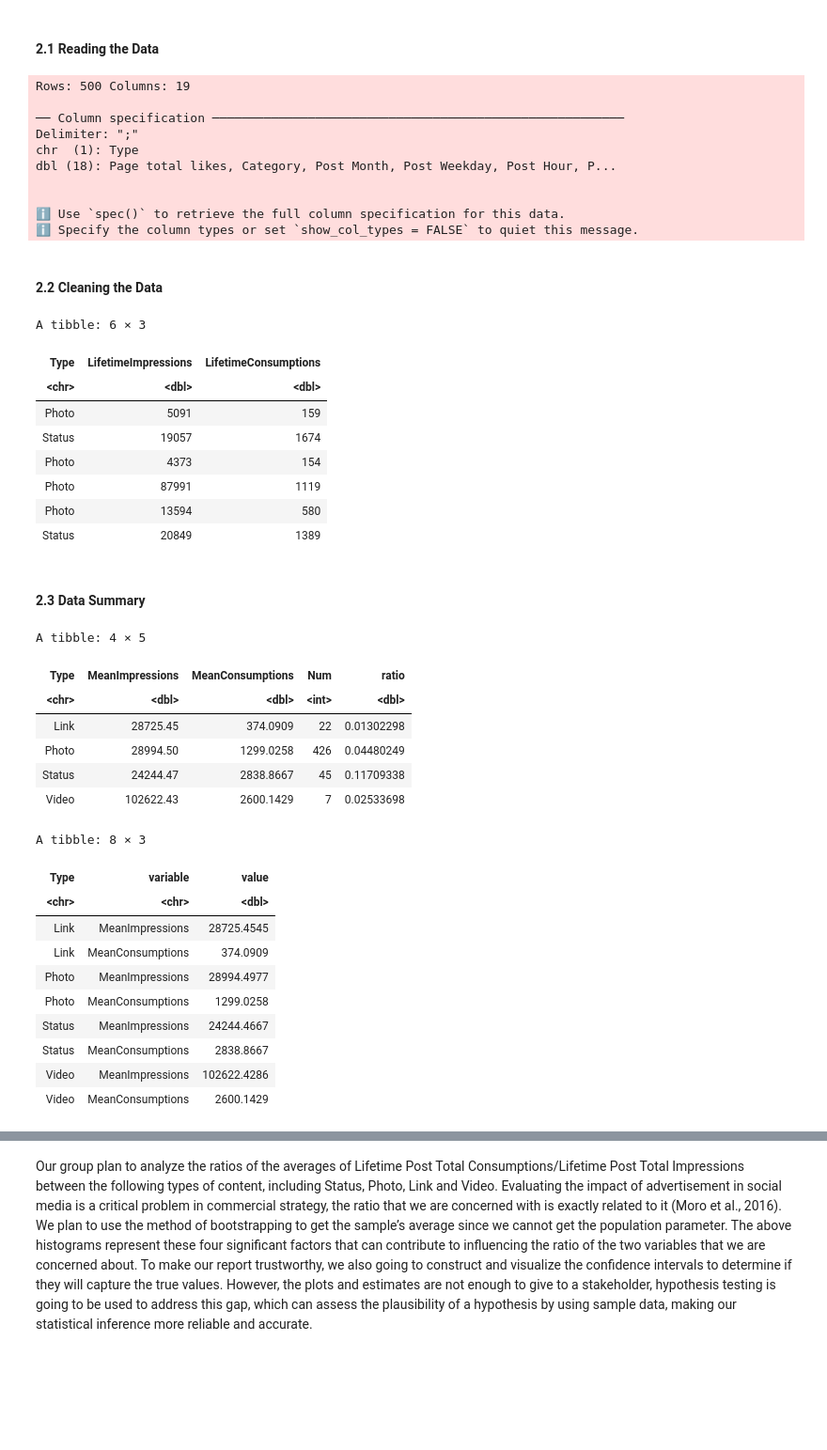
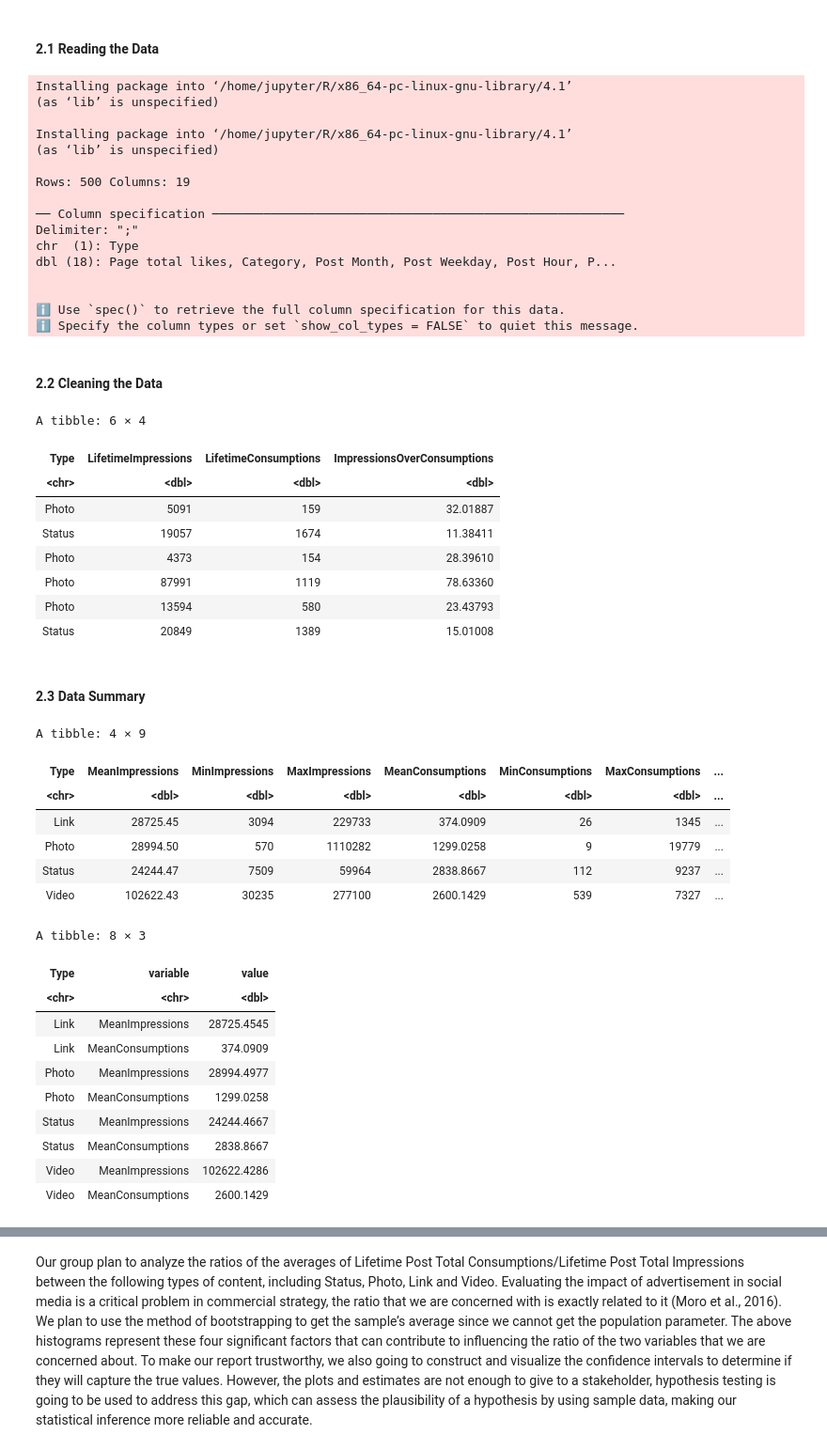
Before and after one commit to Damaay/STAT-201-Project, a Jupyter notebook: Group 33.ipynb, the cells around one changed output, grey strips where cells are left out. Shown at 94% size. Saved outputs shown, nothing was run; the diff lists cells and outputs as text; code cells hidden in the pictures; blank space fills up the shorter version.

```diff
--- a/Group 33.ipynb
+++ b/Group 33.ipynb
@@ -17,6 +21,11 @@ Therefore, we will compare average Lifetime Post Total Consumptions/Lifetime Pos
 #### 2.1 Reading the Data
 # %%
 # Load the required libraries
+install.packages("infer")
+install.packages("cowplot")
+
+library(infer)
+library(cowplot)
 library(tidyverse)
 
 # Here we read the data set straight from the web
@@ -26,6 +35,12 @@ download.file("https://archive.ics.uci.edu/ml/machine-learning-databases/00368/F
 data <- read_delim(unz(temp, "dataset_Facebook.csv"), delim=";")
 unlink(temp)
 # %% [output]
+Installing package into ‘/home/jupyter/R/x86_64-pc-linux-gnu-library/4.1’
+(as ‘lib’ is unspecified)
+
+Installing package into ‘/home/jupyter/R/x86_64-pc-linux-gnu-library/4.1’
+(as ‘lib’ is unspecified)
+
 Rows: 500 Columns: 19
 
 ── Column specification ────────────────────────────────────────────────────────
@@ -45,46 +60,59 @@ names(data)<-make.names(names(data),unique = TRUE)
 # Select only the variables of interest
 data_selected = data %>%
     select(Type, Lifetime.Post.Total.Impressions, Lifetime.Post.Consumptions) %>%
+    mutate(ratio=Lifetime.Post.Total.Impressions/Lifetime.Post.Consumptions) %>%
     filter(!is.na(Type))
 
 # Assign new more manageable column names
-names(data_selected) <- c("Type", "LifetimeImpressions", "LifetimeConsumptions")
+names(data_selected) <- c("Type", "LifetimeImpressions", "LifetimeConsumptions", "ImpressionsOverConsumptions")
+
+# Here we break the dataset apart by type for later use
+data_photo = data_selected %>%
+    filter(Type == "Photo")
+data_status = data_selected %>%
+    filter(Type == "Status")
+data_link = data_selected %>%
+    filter(Type == "Link")
+data_video = data_selected %>%
+    filter(Type == "Video")
 
 # Preview the clean dataset
 head(data_selected)
 # %% [output]
-A tibble: 6 × 3
+A tibble: 6 × 4
-| Type | LifetimeImpressions | LifetimeConsumptions |
-| <chr> | <dbl> | <dbl> |
-| Photo | 5091 | 159 |
-| Status | 19057 | 1674 |
-| Photo | 4373 | 154 |
-| Photo | 87991 | 1119 |
-| Photo | 13594 | 580 |
-| Status | 20849 | 1389 |
+| Type | LifetimeImpressions | LifetimeConsumptions | ImpressionsOverConsumptions |
+| <chr> | <dbl> | <dbl> | <dbl> |
+| Photo | 5091 | 159 | 32.01887 |
+| Status | 19057 | 1674 | 11.38411 |
+| Photo | 4373 | 154 | 28.39610 |
+| Photo | 87991 | 1119 | 78.63360 |
+| Photo | 13594 | 580 | 23.43793 |
+| Status | 20849 | 1389 | 15.01008 |
 # %% [markdown]
 #### 2.3 Data Summary
 # %%
 # Here we will provide a summary of the dataset
 data_summary <- data_selected %>%
     group_by(Type) %>%
-    summarise(MeanImpressions = mean(LifetimeImpressions), MeanConsumptions = mean(LifetimeConsumptions), Num = sum(Type == Type)) %>%
-    mutate(ratio=MeanConsumptions/MeanImpressions)
+    summarise(MeanImpressions = mean(LifetimeImpressions), MinImpressions = min(LifetimeImpressions),
+              MaxImpressions = max(LifetimeImpressions),  MeanConsumptions = mean(LifetimeConsumptions),
+              MinConsumptions = min(LifetimeConsumptions), MaxConsumptions = max(LifetimeConsumptions),
+              MeanRatio = mean(ImpressionsOverConsumptions), Num = sum(Type == Type))
 data_summary
 
 data_summary_longer <- data_summary %>%
     select(Type, MeanImpressions, MeanConsumptions) %>%
     pivot_longer(cols=c('MeanImpressions', 'MeanConsumptions'), names_to='variable', values_to='value')
 
 data_summary_longer
 # %% [output]
-A tibble: 4 × 5
+A tibble: 4 × 9
-| Type | MeanImpressions | MeanConsumptions | Num | ratio |
-| <chr> | <dbl> | <dbl> | <int> | <dbl> |
-| Link | 28725.45 | 374.0909 | 22 | 0.01302298 |
-| Photo | 28994.50 | 1299.0258 | 426 | 0.04480249 |
-| Status | 24244.47 | 2838.8667 | 45 | 0.11709338 |
-| Video | 102622.43 | 2600.1429 | 7 | 0.02533698 |
+| Type | MeanImpressions | MinImpressions | MaxImpressions | MeanConsumptions | MinConsumptions | MaxConsumptions | ... |
+| <chr> | <dbl> | <dbl> | <dbl> | <dbl> | <dbl> | <dbl> | ... |
+| Link | 28725.45 | 3094 | 229733 | 374.0909 | 26 | 1345 | ... |
+| Photo | 28994.50 | 570 | 1110282 | 1299.0258 | 9 | 19779 | ... |
+| Status | 24244.47 | 7509 | 59964 | 2838.8667 | 112 | 9237 | ... |
+| Video | 102622.43 | 30235 | 277100 | 2600.1429 | 539 | 7327 | ... |
 A tibble: 8 × 3
 | Type | variable | value |
 | <chr> | <chr> | <dbl> |
```
Also changed, not shown: parts of 14 cells of this notebook.
